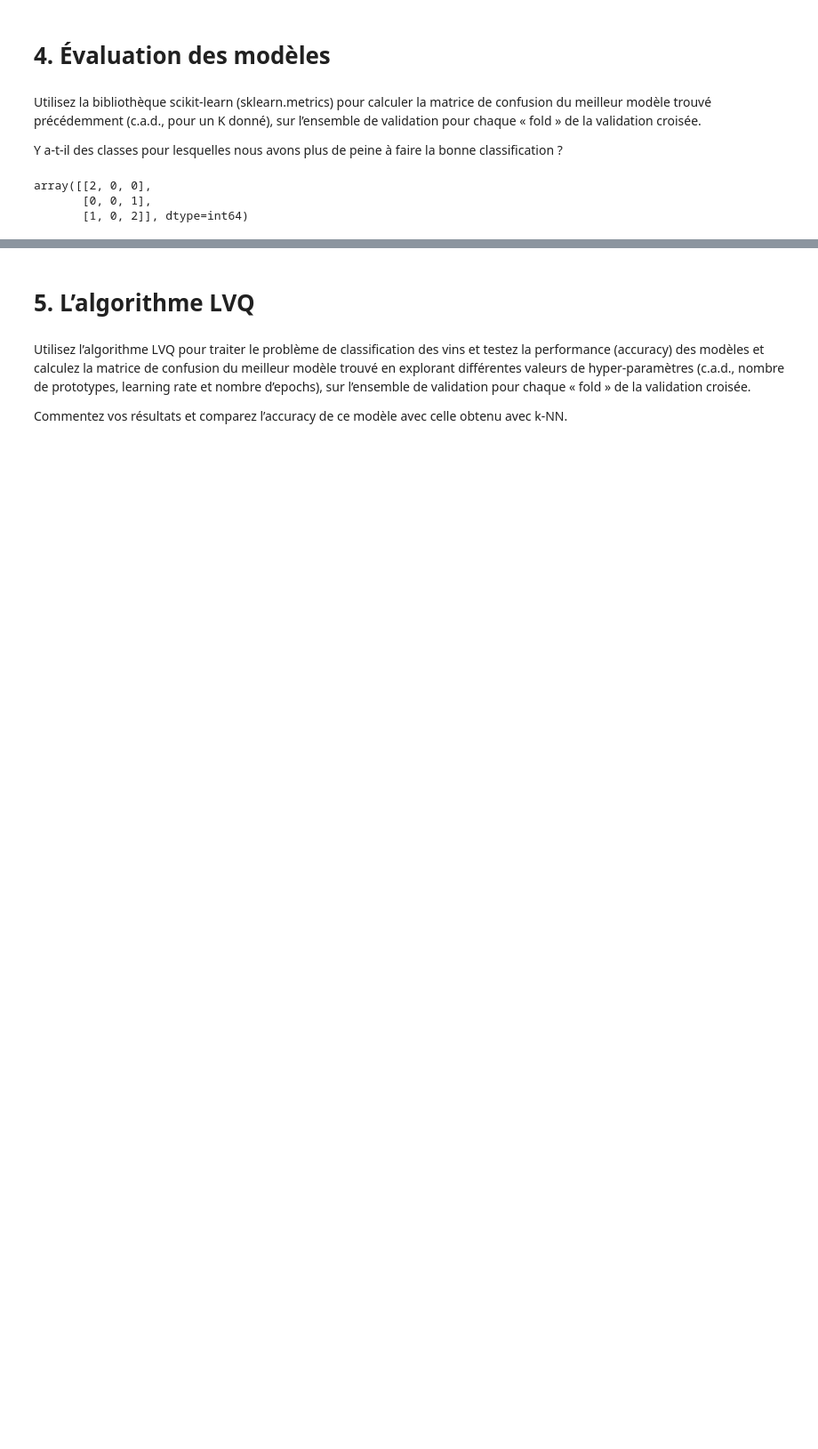
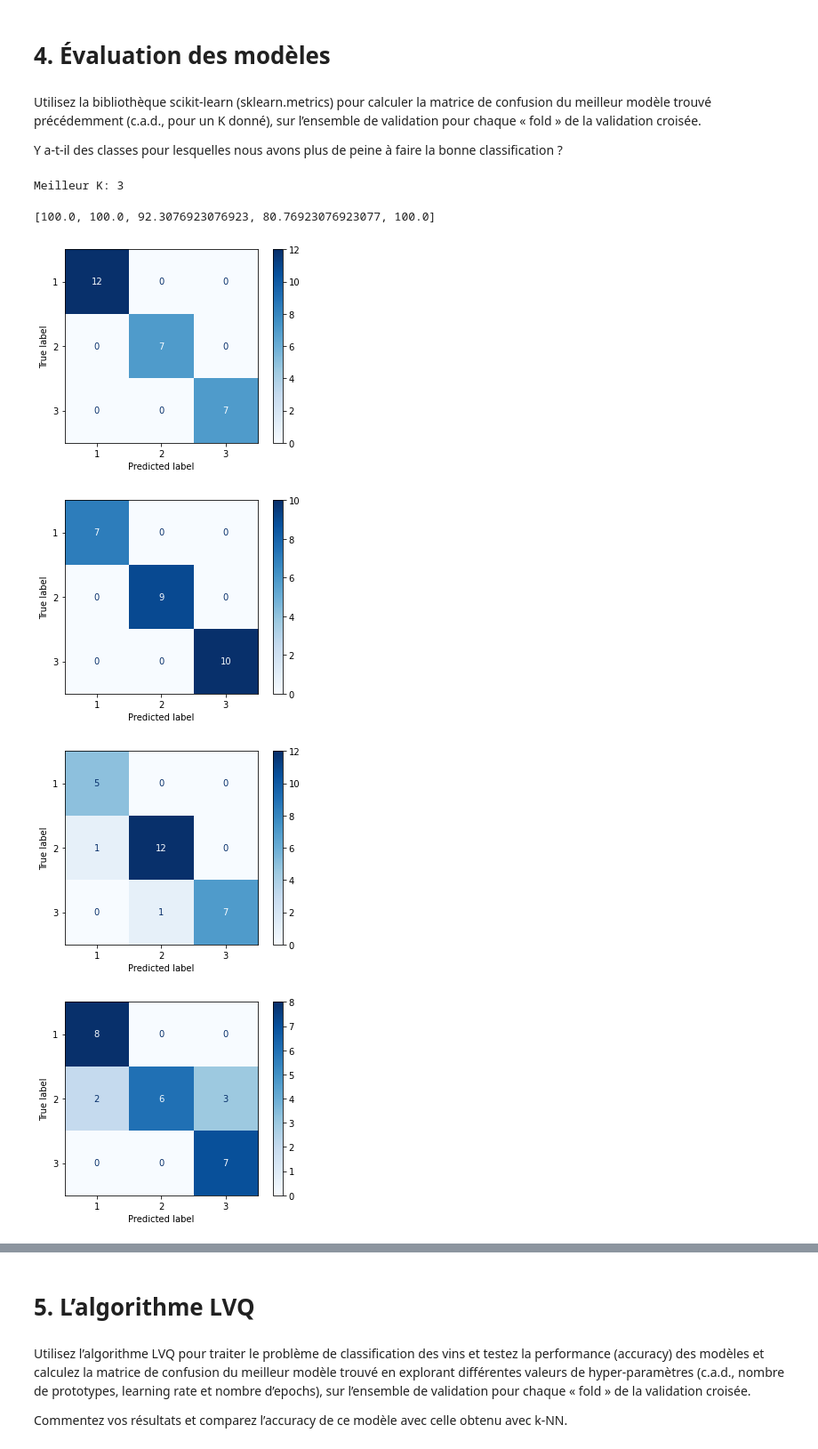
Before and after one commit to heig-vkaelin/isd, a Jupyter notebook: Labo4/Labo4.ipynb, the cells around one changed output, grey strips where cells are left out. Shown at 89% size. Cells and saved outputs as stored; diff of their text form; code cells hidden in the pictures; blank space fills up the shorter version.

```diff
--- a/Labo4/Labo4.ipynb
+++ b/Labo4/Labo4.ipynb
@@ -381,11 +472,16 @@ Utilisez la bibliothèque scikit-learn (sklearn.metrics) pour calculer la matric
 
 Y a-t-il des classes pour lesquelles nous avons plus de peine à faire la bonne classification ?
 # %%
-from sklearn.metrics import confusion_matrix
-y_true = [2, 0, 2, 2, 0, 1]
-y_pred = [0, 0, 2, 2, 0, 2]
-confusion_matrix(y_true, y_pred)
+n_folds = 5
+
+k = int(df_accuracies_cross.idxmax(1).values)
+print(f'Meilleur K: {k}')
+
+evaluate_algorithm(wine_train_validation, n_folds, k, plot=True)
 # %% [output]
-array([[2, 0, 0],
-       [0, 0, 1],
-       [1, 0, 2]], dtype=int64)
+Meilleur K: 3
+[100.0, 100.0, 92.3076923076923, 80.76923076923077, 100.0]
+[figure, added]
+[figure, added]
+[figure, added]
+[figure, added]
```
Also changed, not shown: parts of 20 cells of this notebook.
